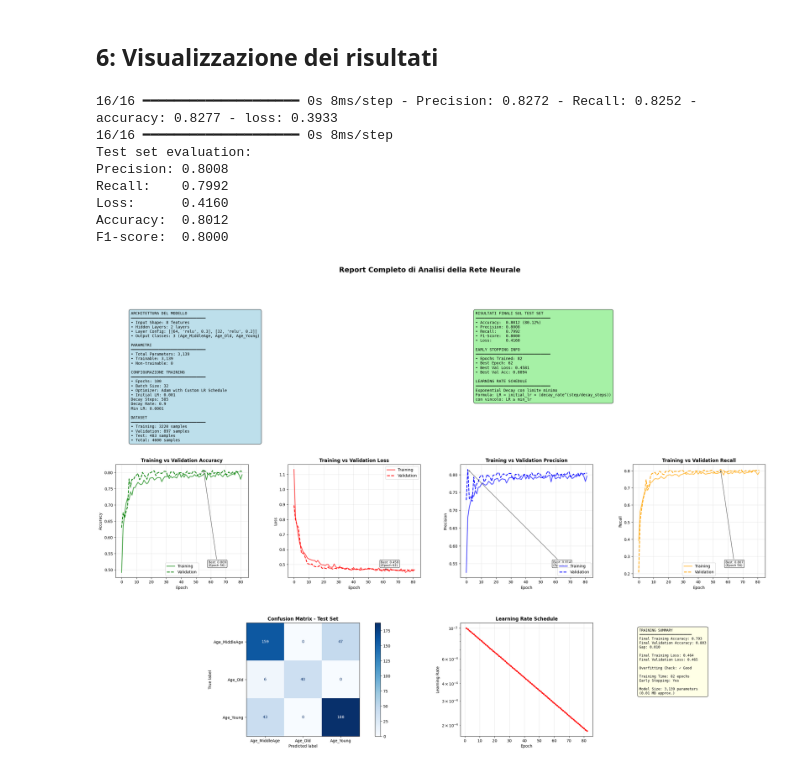
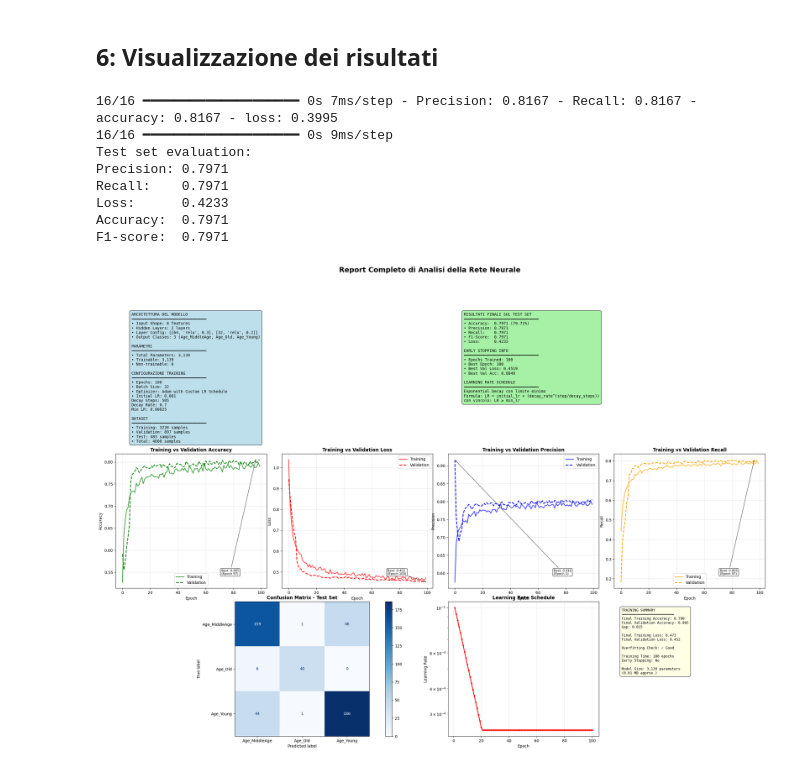
Before and after one commit to LucaPrevi0o/DeepLearning, a Jupyter notebook: Main.ipynb, the cells around one changed output. Drawn from its saved outputs; the diff is of its cells as text; code cells hidden in the pictures.

```diff
--- a/Main.ipynb
+++ b/Main.ipynb
@@ -183,8 +197,8 @@ class CustomExponentialDecay(LearningRateSchedule):
 lr_schedule = CustomExponentialDecay(
     initial_lr = 0.001, # Starting learning rate
     decay_steps           = 101*5, # Number of steps before decay
-    decay_rate            = 0.9, # Multiplicative decay factor
-    min_lr  = 0.0001 # Minimum learning rate
+    decay_rate            = 0.7, # Multiplicative decay factor
+    min_lr  = 0.00025 # Minimum learning rate
 )
 
 model.compile(
@@ -254,7 +268,7 @@ def create_comprehensive_visualization(model, history, eval_results, cm, Y, lr_s
     """
     # Configurazione figura con layout personalizzato
     fig = plt.figure(figsize=(30, 20))
-    gs = fig.add_gridspec(3, 4, hspace=0.4, wspace=0.3)
+    gs = fig.add_gridspec(3, 4, hspace=0.1, wspace=0.1)
 
     # Titolo principale
     fig.suptitle('Report Completo di Analisi della Rete Neurale', fontsize=18, fontweight='bold', y=0.95)
@@ -418,38 +432,38 @@ Model Size: {total_params:,} parameters
 
     ax_summary.text(0.05, 0.95, summary_text, transform=ax_summary.transAxes, fontsize=9,
                    verticalalignment='top', fontfamily='monospace',
                    bbox=dict(boxstyle="round,pad=0.5", facecolor="lightyellow", alpha=0.8))
 
     plt.tight_layout()
     return fig
 
 # Chiamata della funzione di visualizzazione completa
 fig = create_comprehensive_visualization(
     model=model,
     history=history,
     eval_results=eval,
     cm=cm,
     Y=Y,
     lr_schedule=lr_schedule,
     net_layers=net_layers,
     num_epochs=num_epochs,
     batch_size=batch_size,
     X_train=X_train,
     X_val=X_val,
     X_test=X_test
 )
 
 plt.show()
 
 # Opzione per salvare la figura
 # fig.savefig('neural_network_analysis_report.png', dpi=300, bbox_inches='tight')
 # %% [output]
-16/16 ━━━━━━━━━━━━━━━━━━━━ 0s 8ms/step - Precision: 0.8272 - Recall: 0.8252 - accuracy: 0.8277 - loss: 0.3933
-16/16 ━━━━━━━━━━━━━━━━━━━━ 0s 8ms/step
+16/16 ━━━━━━━━━━━━━━━━━━━━ 0s 7ms/step - Precision: 0.8167 - Recall: 0.8167 - accuracy: 0.8167 - loss: 0.3995
+16/16 ━━━━━━━━━━━━━━━━━━━━ 0s 9ms/step
 Test set evaluation:
-Precision: 0.8008
-Recall:    0.7992
-Loss:      0.4160
-Accuracy:  0.8012
-F1-score:  0.8000
+Precision: 0.7971
+Recall:    0.7971
+Loss:      0.4233
+Accuracy:  0.7971
+F1-score:  0.7971
-[figure, old version]
+[figure, new version]
```
Also changed, not shown: parts of 3 cells of this notebook.
